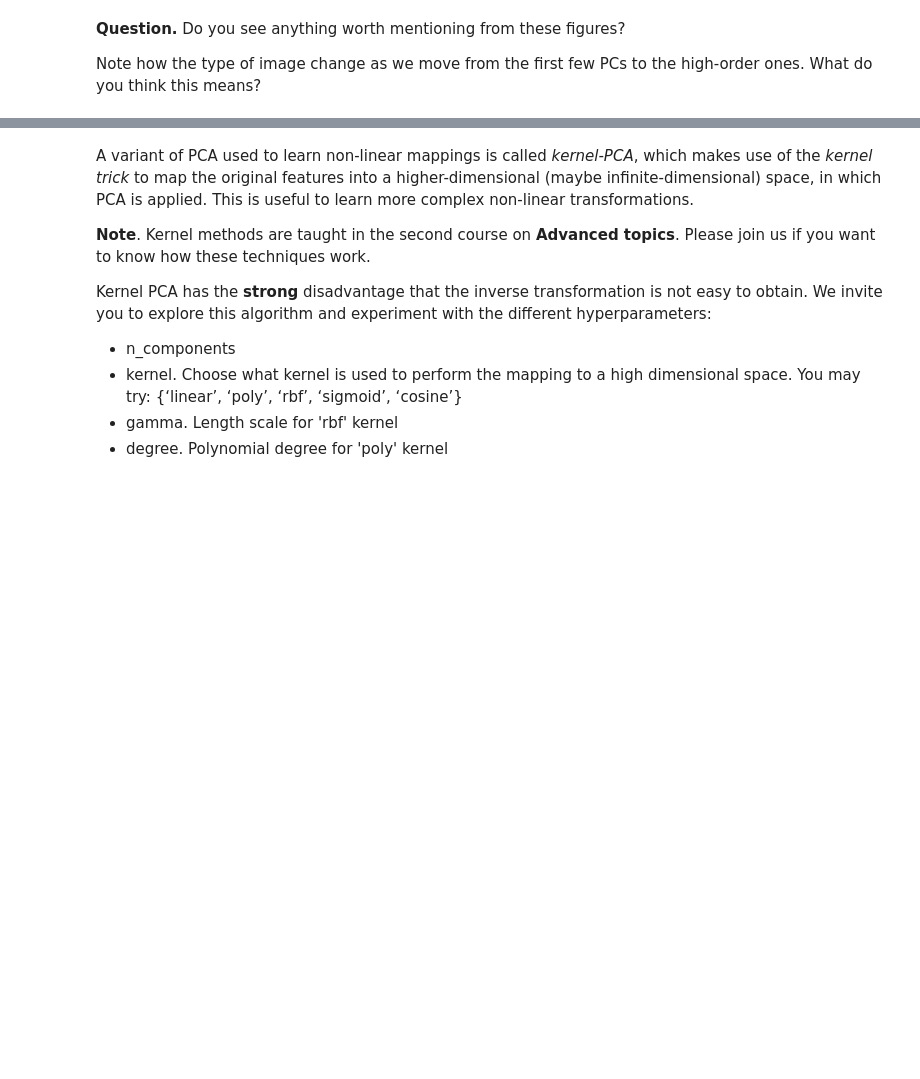
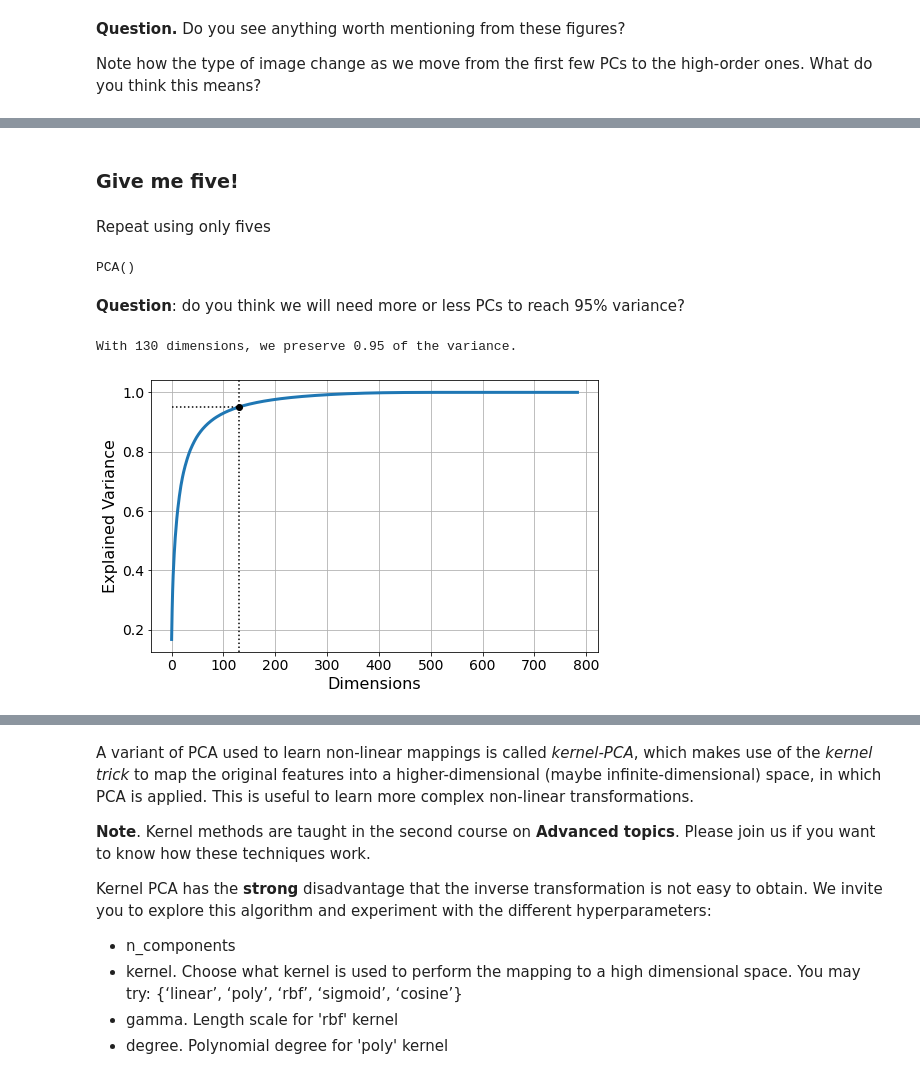
Before and after one commit to exord/btf-pca, a Jupyter notebook: pca.ipynb, the cells around one changed output, grey strips where cells are left out. Drawn from its saved outputs; the diff is of its cells as text; code cells hidden in the pictures; blank space fills up the shorter version.

```diff
--- a/pca.ipynb
+++ b/pca.ipynb
@@ -482,0 +377,40 @@ plt.imshow(pca.mean_.reshape(28, 28), cmap='gray')
+# %% [markdown]
+### Give me five!
+# %% [markdown]
+Repeat using only fives
+# %%
+X_mnist_5 = X_mnist[t_mnist==5]
+# %%
+pca = PCA()
+pca.fit(X_mnist_5) #fit without reducing dimensionality
+# %% [output]
+PCA()
+# %% [markdown]
+**Question**: do you think we will need more or less PCs to reach 95% variance?
+# %%
+# Define what fraction of the variance you wish to keep
+var_frac = 0.95
+
+# Compute the cumulative sum and plot it
+cumsum = np.cumsum(pca.explained_variance_ratio_)
+#this tells us how much information is retained if we stop at each dimension
+
+# At what moment does the cumulative zoom reach var_frac * 100 %?
+d = np.argmax(cumsum >= var_frac) + 1
+print('With {} dimensions, we preserve {} of the variance.'.format(d, var_frac))
+
+plt.figure(figsize=(8,5))
+plt.plot(cumsum, linewidth=3)
+# plt.axis([0, 400, 0, 1])
+
+plt.axvline(d, color="k", ls=":")
+plt.plot([0, d], [0.95, 0.95], "k:")
+plt.plot(d, 0.95, "ko")
+
+plt.xlabel("Dimensions", fontsize=16)
+plt.ylabel("Explained Variance", fontsize=16)
+
+plt.grid(True)
+# %% [output]
+With 130 dimensions, we preserve 0.95 of the variance.
+[figure, added]
```
Also changed, not shown: parts of 227 cells of this notebook.
